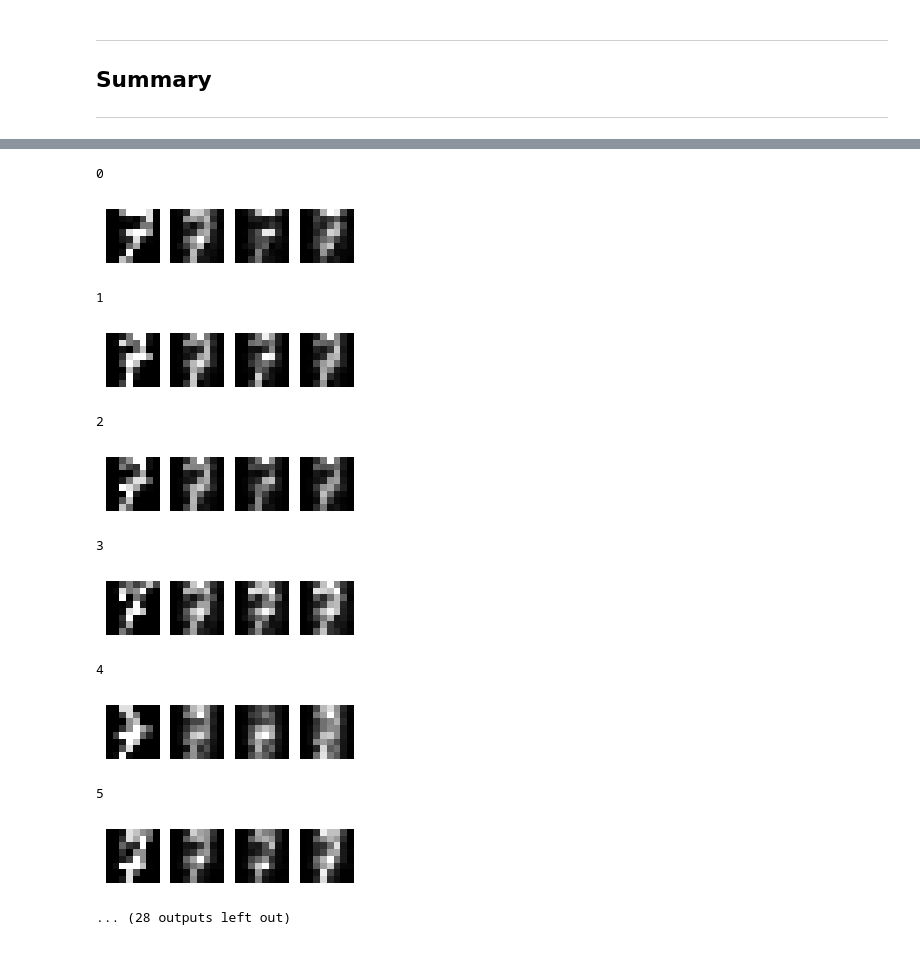
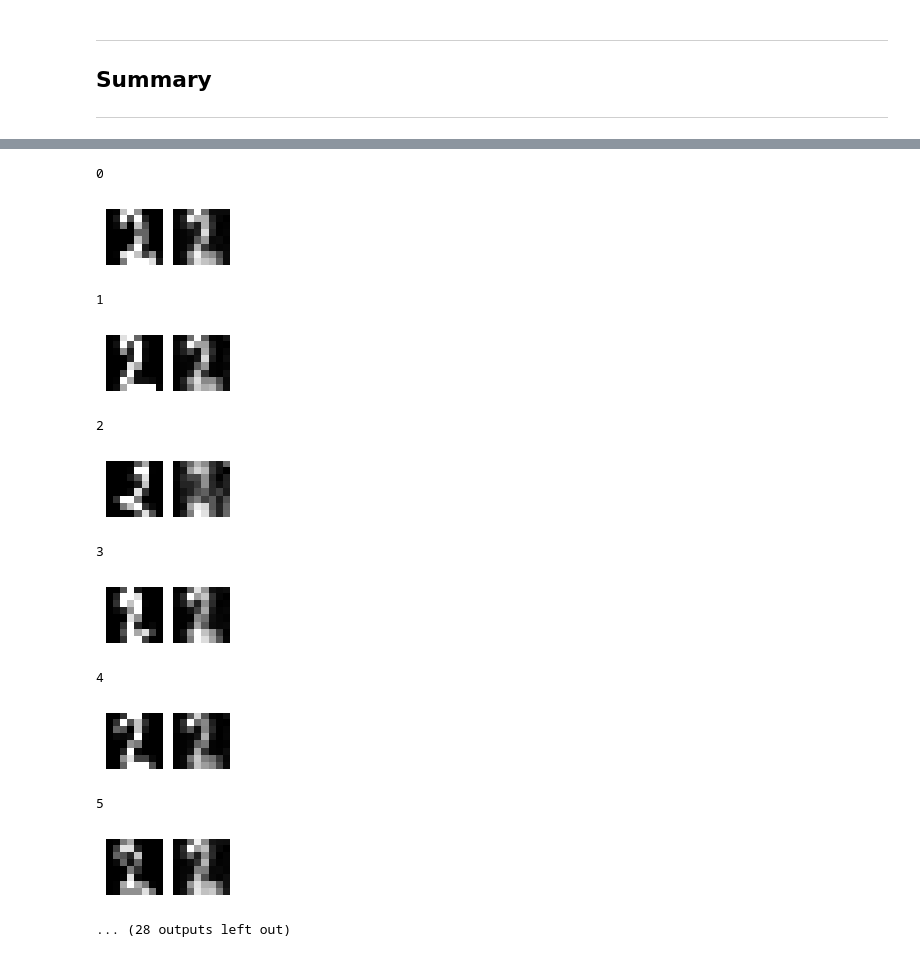
Before and after one commit to qDNA-yonsei/qdna-examples, a Jupyter notebook: compression/schmidt.ipynb, the cells around one changed output, grey strips where cells are left out. Saved outputs shown, nothing was run; the diff lists cells and outputs as text; code cells hidden in the pictures.

```diff
--- a/compression/schmidt.ipynb
+++ b/compression/schmidt.ipynb
@@ -21,7 +14,7 @@ from qdna.compression import SchmidtCompressor
 seed = 42
 
 # Here you can choose the dataset classes. For example: [3], [0,1], [1,8], [2,4,7], etc.
-sample_total, training_input, test_input, class_labels = digits.load(classes=[7],
+sample_total, training_input, test_input, class_labels = digits.load(classes=[2],
                                                                      training_size=160,
                                                                      test_size=20,
                                                                      random_seed=seed)
@@ -395,25 +224,0 @@ This optimization reduces the cost of the previous one by relying on single-qubi
-# %%
-references_2 = []
-
-for i, test_sample in enumerate(np.concatenate([test_samples for _, test_samples in test_input.items()])):
-    initializer = StatePreparation(test_sample)
-
-    circuit = QuantumCircuit(n_qubits)
-    circuit.append(initializer.definition, range(n_qubits))
-    circuit.append(compressor.definition, range(n_qubits))
-
-    single_qubit_initializers = []
-    for trash_qubit in compressor.trash_qubits:
-        trash_qubits = list(set(compressor.trash_qubits) - set([trash_qubit]))
-        trash_state = partial_trace(Statevector(circuit), trash_qubits + compressor.latent_qubits)
-
-        single_qubit_initializers.append(
-            MixedInitialize(trash_state.data.T, classical=True, reset=True)
-        )
-
-        # e_vals, e_vecs = np.linalg.eigh(trash_state.data)
-        # single_qubit_initializers.append(
-        #     MixedInitialize(e_vecs.T, probabilities=e_vals, classical=True, reset=True)
-        # )
-
-    references_2.append(single_qubit_initializers)
@@ -469,9 +227,9 @@ fidelities[2], figures[2] = experiment(
 ## Summary
 ***
 # %%
-zip_fidelities = list(zip(fidelities[0],fidelities[1],fidelities[2]))
-for i, (item1, item2, item3) in enumerate(zip_fidelities):
-    print(i, '-', item1, item2, item3)
+zip_fidelities = list(zip(fidelities[0]))
+# for i, (item1,) in enumerate(zip_fidelities):
+#     print(i, '-', item1)
 
 print('\navg', *np.average(zip_fidelities, axis=0))
 print('min', *np.min(zip_fidelities, axis=0))
@@ -498,18 +243,18 @@ std 0.13387149630331957 0.14286286154583805 0.1596725951773622
 # %%
-for i, (item1, item2, item3) in enumerate(zip(figures[0],figures[1],figures[2])):
+for i, (item1,) in enumerate(zip(figures[0])):
     print(i)
-    plot_digits([item1[0], item1[1], item2[1], item3[1]], n_qubits)
+    plot_digits([item1[0], item1[1]], n_qubits)
 # %% [output]
 0
-[figure, old version]
+[figure, new version]
 1
-[figure, old version]
+[figure, new version]
 2
-[figure, old version]
+[figure, new version]
 3
-[figure, old version]
+[figure, new version]
 4
-[figure, old version]
+[figure, new version]
 5
-[figure, old version]
+[figure, new version]
 ... (28 outputs left out)
```
Also changed, not shown: parts of 34 cells of this notebook.
